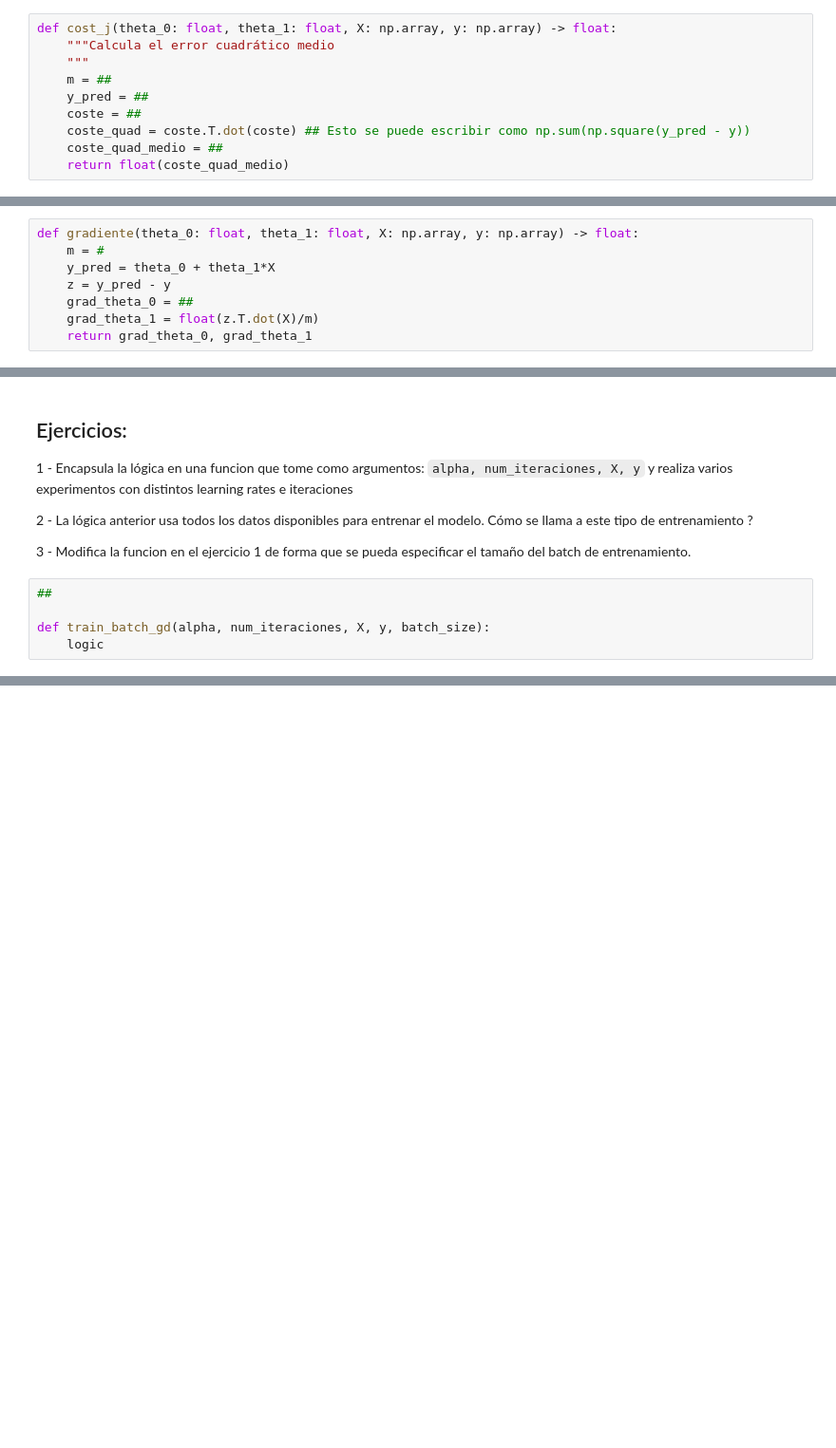
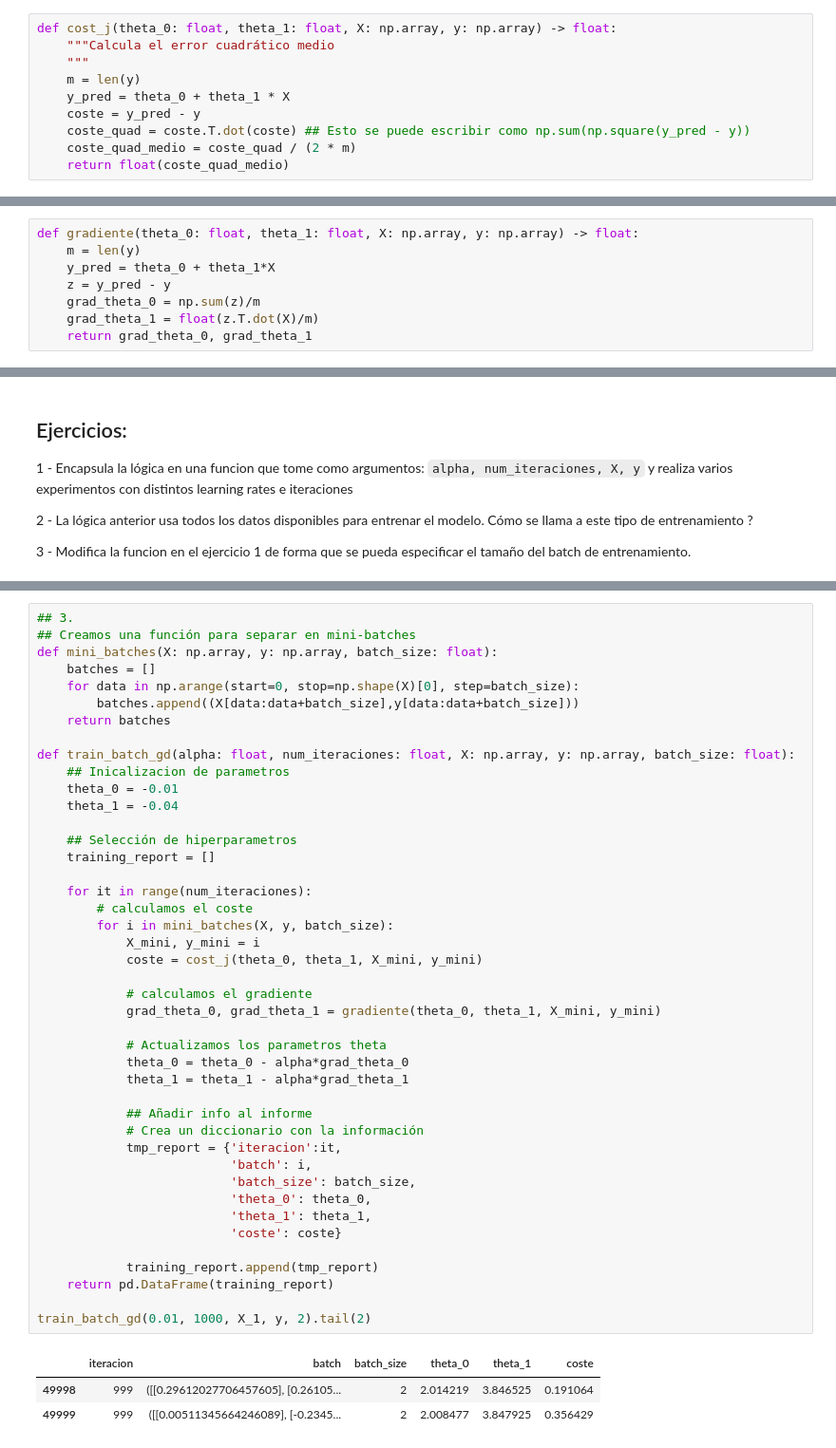
Before and after one commit to FernanTN/ejerciciosAA, a Jupyter notebook: W2 - Grad Desc and Intro to sklearn/1 - Descenso de gradiente.ipynb, the cells around one changed output, grey strips where cells are left out. Shown: that part at 95% size. Cells and saved outputs as stored; diff of their text form; blank space fills up the shorter version.

```diff
--- a/W2 - Grad Desc and Intro to sklearn/1 - Descenso de gradiente.ipynb
+++ b/W2 - Grad Desc and Intro to sklearn/1 - Descenso de gradiente.ipynb
@@ -212,20 +220,20 @@ $$\theta_1^{t+1} := \theta_1^t - \alpha \times \frac{\partial J(\theta_0, \theta
 def cost_j(theta_0: float, theta_1: float, X: np.array, y: np.array) -> float:
     """Calcula el error cuadrático medio
     """
-    m = ##
-    y_pred = ##
-    coste = ##
+    m = len(y)
+    y_pred = theta_0 + theta_1 * X
+    coste = y_pred - y
     coste_quad = coste.T.dot(coste) ## Esto se puede escribir como np.sum(np.square(y_pred - y))
-    coste_quad_medio = ##
+    coste_quad_medio = coste_quad / (2 * m)
     return float(coste_quad_medio)
 # %% [markdown]
 # Ex-2: Crea una función que devuelva una tupla con los gradientes parciales para $\theta_0$ y $\theta_1$
 # %%
 def gradiente(theta_0: float, theta_1: float, X: np.array, y: np.array) -> float:
-    m = #
+    m = len(y)
     y_pred = theta_0 + theta_1*X
     z = y_pred - y
-    grad_theta_0 = ##
+    grad_theta_0 = np.sum(z)/m
     grad_theta_1 = float(z.T.dot(X)/m)
     return grad_theta_0, grad_theta_1
 # %%
@@ -281,8 +296,3 @@ df_training_report[['iteracion', 'coste']].plot(kind='line', x='iteracion', y='c
 2 - La lógica anterior usa todos los datos disponibles para entrenar el modelo. Cómo se llama a este tipo de entrenamiento ?
 
 3 - Modifica la funcion en el ejercicio 1 de forma que se pueda especificar el tamaño del batch de entrenamiento.
-# %%
-##
-
-def train_batch_gd(alpha, num_iteraciones, X, y, batch_size):
-    logic
@@ -288,0 +336,47 @@ def train_batch_gd(alpha, num_iteraciones, X, y, batch_size):
+# %%
+## 3.
+## Creamos una función para separar en mini-batches
+def mini_batches(X: np.array, y: np.array, batch_size: float):
+    batches = []
+    for data in np.arange(start=0, stop=np.shape(X)[0], step=batch_size):
+        batches.append((X[data:data+batch_size],y[data:data+batch_size]))
+    return batches
+
+def train_batch_gd(alpha: float, num_iteraciones: float, X: np.array, y: np.array, batch_size: float):
+    ## Inicalizacion de parametros
+    theta_0 = -0.01
+    theta_1 = -0.04
+
+    ## Selección de hiperparametros
+    training_report = []
+
+    for it in range(num_iteraciones):
+        # calculamos el coste
+        for i in mini_batches(X, y, batch_size):
+            X_mini, y_mini = i
+            coste = cost_j(theta_0, theta_1, X_mini, y_mini)
+
+            # calculamos el gradiente
+            grad_theta_0, grad_theta_1 = gradiente(theta_0, theta_1, X_mini, y_mini)
+
+            # Actualizamos los parametros theta
+            theta_0 = theta_0 - alpha*grad_theta_0
+            theta_1 = theta_1 - alpha*grad_theta_1
+
+            ## Añadir info al informe
+            # Crea un diccionario con la información
+            tmp_report = {'iteracion':it,
+                          'batch': i,
+                          'batch_size': batch_size,
+                          'theta_0': theta_0,
+                          'theta_1': theta_1,
+                          'coste': coste}
+
+            training_report.append(tmp_report)
+    return pd.DataFrame(training_report)
+
+train_batch_gd(0.01, 1000, X_1, y, 2).tail(2)
+# %% [output]
+|  | iteracion | batch | batch_size | theta_0 | theta_1 | coste |
+| 49998 | 999 | ([[0.29612027706457605], [0.26105... | 2 | 2.014219 | 3.846525 | 0.191064 |
+| 49999 | 999 | ([[0.00511345664246089], [-0.2345... | 2 | 2.008477 | 3.847925 | 0.356429 |
```
Also changed, not shown: parts of 16 cells of this notebook.
